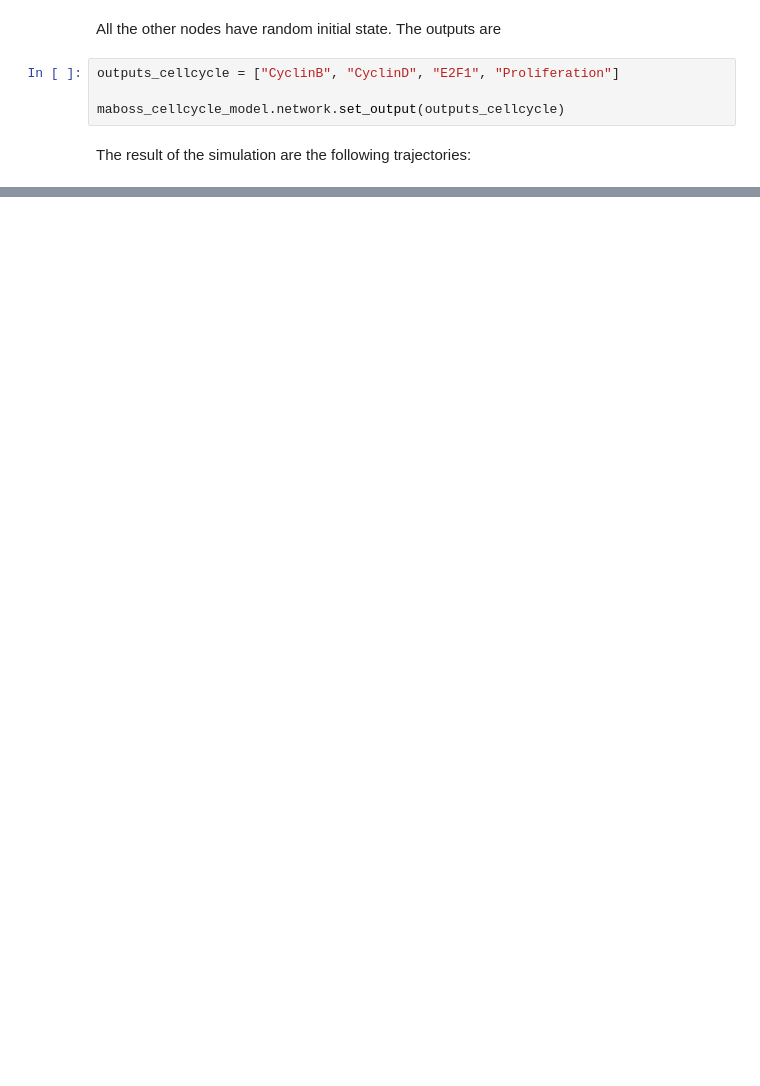
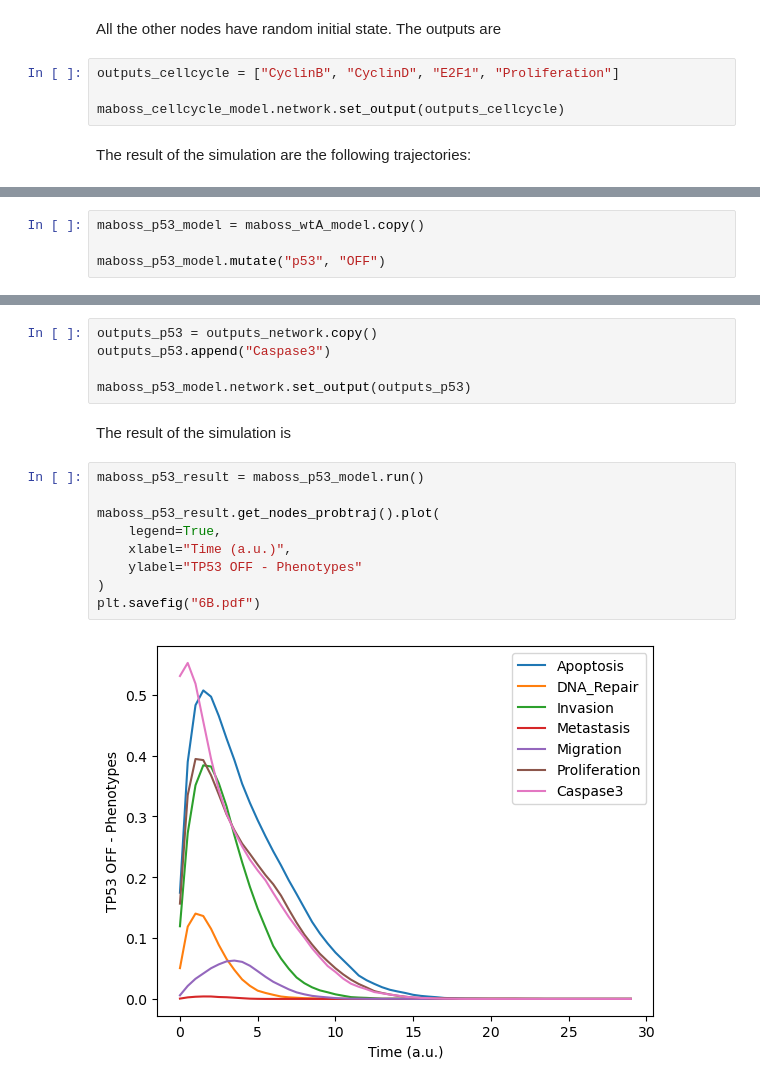
Before and after one commit to mirasac/intrdata, a Jupyter notebook: first/Marco_Casari_first_part.ipynb, the cells around one changed output, grey strips where cells are left out. Cells and saved outputs as stored; diff of their text form; blank space fills up the shorter version.

```diff
--- a/first/Marco_Casari_first_part.ipynb
+++ b/first/Marco_Casari_first_part.ipynb
@@ -393,0 +425,4 @@ plt.savefig("5.pdf")
+# %%
+maboss_p53_model = maboss_wtA_model.copy()
+
+maboss_p53_model.mutate("p53", "OFF")
@@ -393,0 +431,18 @@ plt.savefig("5.pdf")
+# %%
+outputs_p53 = outputs_network.copy()
+outputs_p53.append("Caspase3")
+
+maboss_p53_model.network.set_output(outputs_p53)
+# %% [markdown]
+The result of the simulation is
+# %%
+maboss_p53_result = maboss_p53_model.run()
+
+maboss_p53_result.get_nodes_probtraj().plot(
+    legend=True,
+    xlabel="Time (a.u.)",
+    ylabel="TP53 OFF - Phenotypes"
+)
+plt.savefig("6B.pdf")
+# %% [output]
+[figure, added]
```
Also changed, not shown: parts of 24 cells of this notebook, 7 other files.
